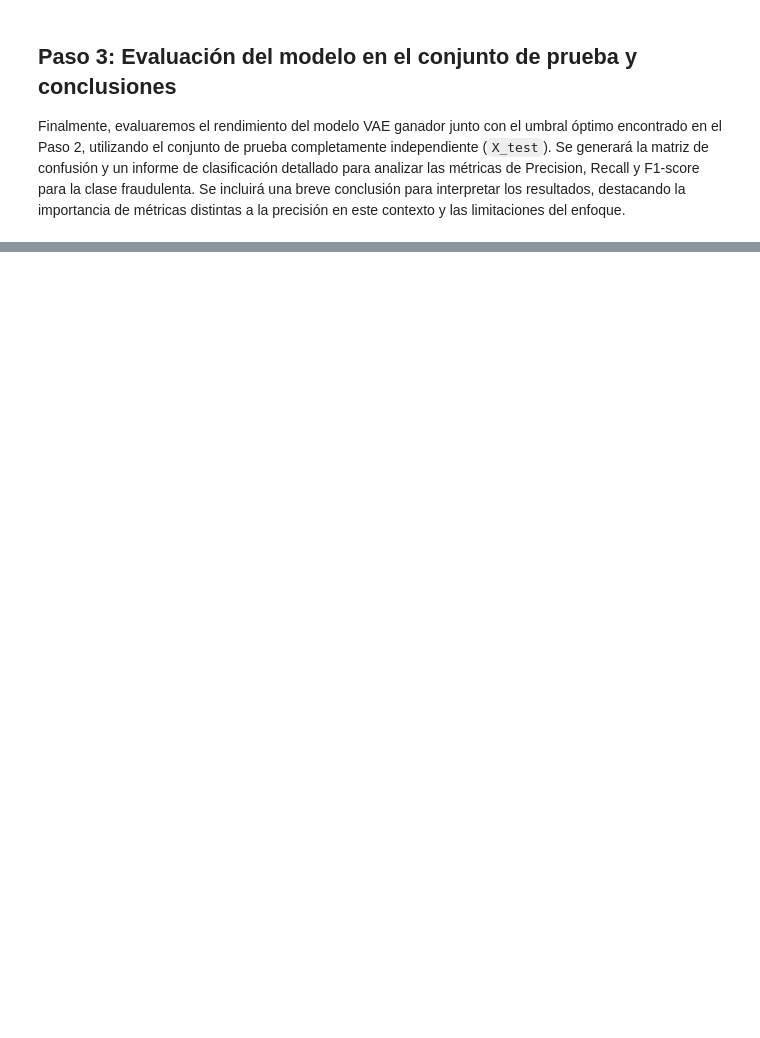
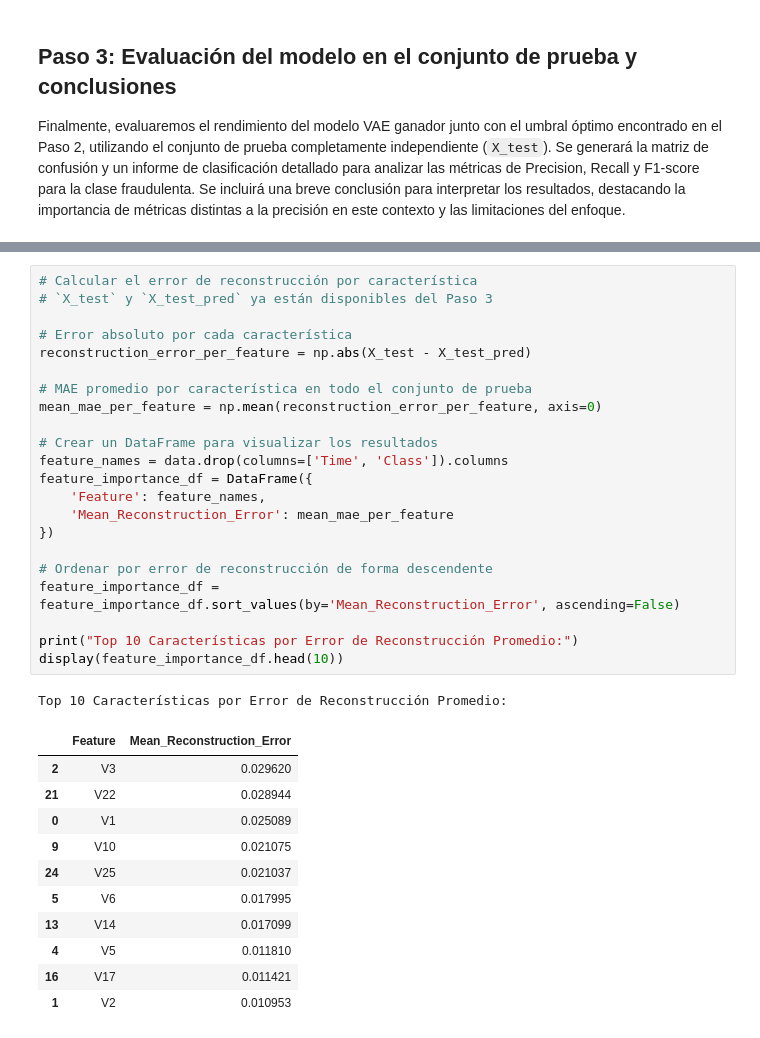
Before and after one commit to CaMunozS/topicos-avanzados, a Jupyter notebook: notebooks/Tarea 01_v7.ipynb, the cells around one changed output, grey strips where cells are left out. Drawn from its saved outputs; the diff is of its cells as text; blank space fills up the shorter version.

```diff
--- a/notebooks/Tarea 01_v7.ipynb
+++ b/notebooks/Tarea 01_v7.ipynb
@@ -736,0 +797,35 @@ En resumen, si bien el VAE ha demostrado capacidad para identificar fraudes, el
+# %%
+# Calcular el error de reconstrucción por característica
+# `X_test` y `X_test_pred` ya están disponibles del Paso 3
+
+# Error absoluto por cada característica
+reconstruction_error_per_feature = np.abs(X_test - X_test_pred)
+
+# MAE promedio por característica en todo el conjunto de prueba
+mean_mae_per_feature = np.mean(reconstruction_error_per_feature, axis=0)
+
+# Crear un DataFrame para visualizar los resultados
+feature_names = data.drop(columns=['Time', 'Class']).columns
+feature_importance_df = DataFrame({
+    'Feature': feature_names,
+    'Mean_Reconstruction_Error': mean_mae_per_feature
+})
+
+# Ordenar por error de reconstrucción de forma descendente
+feature_importance_df = feature_importance_df.sort_values(by='Mean_Reconstruction_Error', ascending=False)
+
+print("Top 10 Características por Error de Reconstrucción Promedio:")
+display(feature_importance_df.head(10))
+# %% [output]
+Top 10 Características por Error de Reconstrucción Promedio:
+|  | Feature | Mean_Reconstruction_Error |
+| 2 | V3 | 0.029620 |
+| 21 | V22 | 0.028944 |
+| 0 | V1 | 0.025089 |
+| 9 | V10 | 0.021075 |
+| 24 | V25 | 0.021037 |
+| 5 | V6 | 0.017995 |
+| 13 | V14 | 0.017099 |
+| 4 | V5 | 0.011810 |
+| 16 | V17 | 0.011421 |
+| 1 | V2 | 0.010953 |
```
Also changed, not shown: parts of 6 cells of this notebook.
